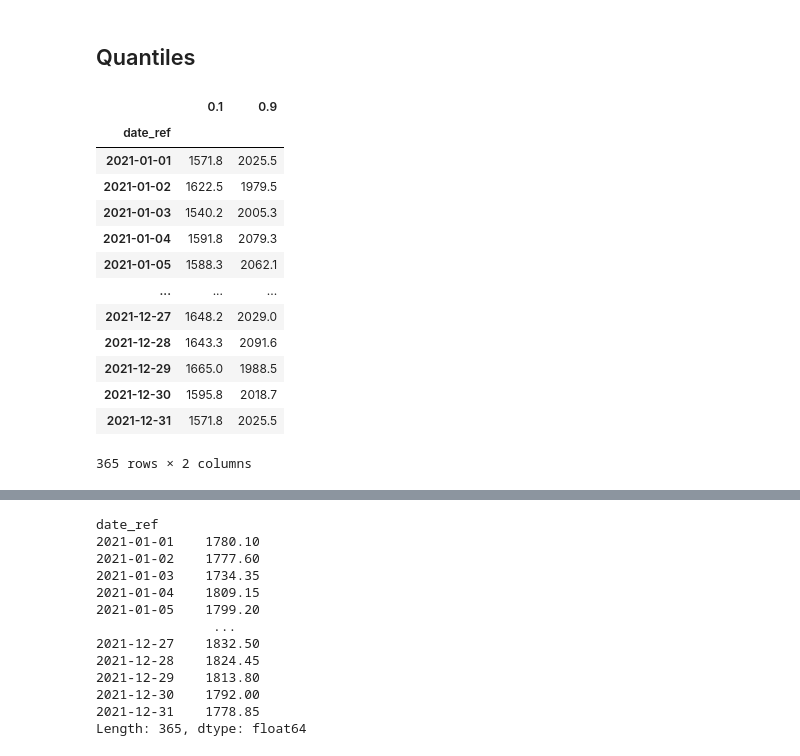
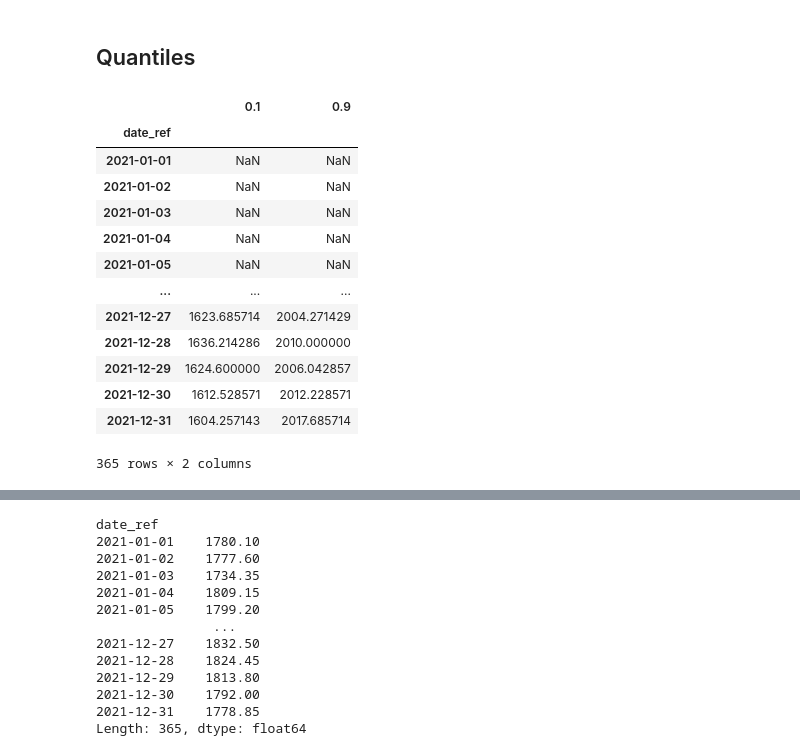
Before and after one commit to makiwara-fr/covid19-analyse, a Jupyter notebook: fr_deaths-2021.ipynb, the cells around one changed output, grey strips where cells are left out. Saved outputs shown, nothing was run; the diff lists cells and outputs as text; code cells hidden in the pictures.

```diff
--- a/fr_deaths-2021.ipynb
+++ b/fr_deaths-2021.ipynb
@@ -295,20 +295,20 @@ Length: 365, dtype: float64
 # %% [markdown]
 ## Quantiles
 # %%
-df_histo_quantiles = df_histo[lst_years].quantile([0.1,0.9],axis=1).T
+df_histo_quantiles = df_histo[lst_years].rolling(7).mean().quantile([0.1,0.9],axis=1).T
 df_histo_quantiles
 # %% [output]
 |  | 0.1 | 0.9 |
 | date_ref |  |  |
-| 2021-01-01 | 1571.8 | 2025.5 |
-| 2021-01-02 | 1622.5 | 1979.5 |
-| 2021-01-03 | 1540.2 | 2005.3 |
-| 2021-01-04 | 1591.8 | 2079.3 |
-| 2021-01-05 | 1588.3 | 2062.1 |
+| 2021-01-01 | NaN | NaN |
+| 2021-01-02 | NaN | NaN |
+| 2021-01-03 | NaN | NaN |
+| 2021-01-04 | NaN | NaN |
+| 2021-01-05 | NaN | NaN |
 | ... | ... | ... |
-| 2021-12-27 | 1648.2 | 2029.0 |
-| 2021-12-28 | 1643.3 | 2091.6 |
-| 2021-12-29 | 1665.0 | 1988.5 |
-| 2021-12-30 | 1595.8 | 2018.7 |
-| 2021-12-31 | 1571.8 | 2025.5 |
+| 2021-12-27 | 1623.685714 | 2004.271429 |
+| 2021-12-28 | 1636.214286 | 2010.000000 |
+| 2021-12-29 | 1624.600000 | 2006.042857 |
+| 2021-12-30 | 1612.528571 | 2012.228571 |
+| 2021-12-31 | 1604.257143 | 2017.685714 |
 365 rows × 2 columns
```
Also changed, not shown: parts of 7 cells of this notebook.
